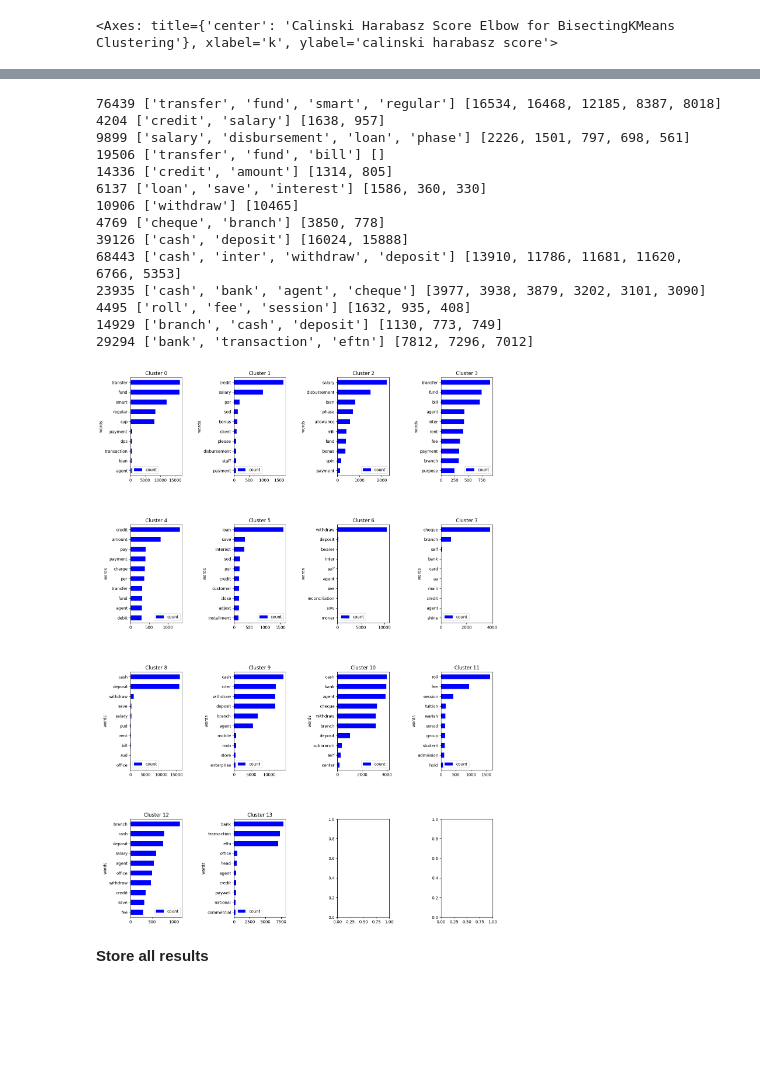
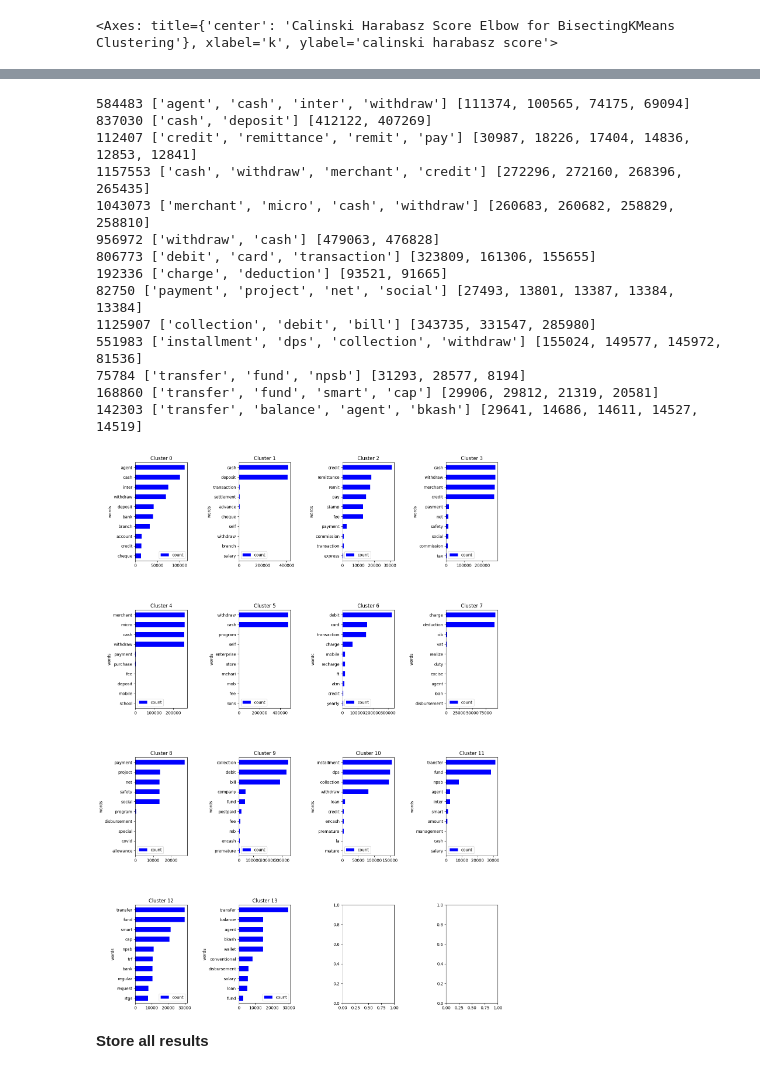
Before and after one commit to hishamcse/Business_Analytics_Transaction_Clustering, a Jupyter notebook: Training_Task.ipynb, the cells around one changed output, grey strips where cells are left out. Cells and saved outputs as stored; diff of their text form; code cells hidden in the pictures; blank space fills up the shorter version.

Commit message:
Clustering done on 25 lakhs data selected based on random sampling

```diff
--- a/Training_Task.ipynb
+++ b/Training_Task.ipynb
@@ -43,8 +44,9 @@ df.head()
 | 3 | 3 | 4066427 | 1500.0 | 01-NOV-22 | Credit Against Merchant Cash With... | Credit |
 | 4 | 4 | 1978564 | 2550.0 | 01-NOV-22 | Cash withdraw from Micro Merchant... | Debit |
 # %%
-df = df.drop_duplicates(subset='NARATION')
-narrations_init = df['NARATION'].fillna("")
+# df = df.drop_duplicates(subset='NARATION')
+df_t = df.sample(n=2500000, random_state=42)
+narrations_init = df_t['NARATION'].fillna("")
 print(narrations_init)
 original_narrations = narrations_init
 # %% [output]
@@ -486,7 +488,7 @@ def perClusterPlot(arr,ax,title,clusterNo):
   clean_tweets = pd.DataFrame(counts_no.most_common (10), columns=['words', 'count'])
   clean_tweets.sort_values(by='count').plot.barh(x='words',y='count',ax=ax,color='blue', title=title)
   s = sum(counts_no.values())
-  vals = [x[1] for x in counts_no.most_common (10) if (x[1] / s * 100.0) > 5.0]
+  vals = [x[1] for x in counts_no.most_common (10) if (x[1] / s * 100.0) > 10.0]
   if len(vals) == 0:
     keys = [x[0] for x in counts_no.most_common (3)]
   elif len(vals) > 4:
@@ -579,7 +581,7 @@ def perClusterPlot(arr,ax,title, clusterNo):
   clean_tweets = pd.DataFrame(counts_no.most_common (10), columns=['words', 'count'])
   clean_tweets.sort_values(by='count').plot.barh(x='words',y='count',ax=ax,color='blue', title=title)
   s = sum(counts_no.values())
-  vals = [x[1] for x in counts_no.most_common (10) if (x[1] / s * 100.0) > 5.0]
+  vals = [x[1] for x in counts_no.most_common (10) if (x[1] / s * 100.0) > 10.0]
   if len(vals) == 0:
     keys = [x[0] for x in counts_no.most_common (3)]
   elif len(vals) > 4:
@@ -664,49 +666,49 @@ import itertools
 import collections
 import matplotlib.pyplot as plt
 
 most_freq_words_bisect = [[] for _ in range(bisect_cluster_size)]
 
 def perClusterPlot(arr,ax,title,clusterNo):
   lemmatized_tokens = list(arr['tokens'])
   token_list = list(itertools.chain(*lemmatized_tokens))
   counts_no = collections.Counter(token_list)
   clean_tweets = pd.DataFrame(counts_no.most_common (10), columns=['words', 'count'])
   clean_tweets.sort_values(by='count').plot.barh(x='words',y='count',ax=ax,color='blue', title=title)
   s = sum(counts_no.values())
-  vals = [x[1] for x in counts_no.most_common (10) if (x[1] / s * 100.0) > 5.0]
+  vals = [x[1] for x in counts_no.most_common (10) if (x[1] / s * 100.0) > 10.0]
   if len(vals) == 0:
     keys = [x[0] for x in counts_no.most_common (3)]
   elif len(vals) > 4:
     keys = [x[0] for x in counts_no.most_common (4)]
   else:
     keys = [x[0] for x in counts_no.most_common (len(vals))]
   print(s, keys, vals)
   most_freq_words_bisect[clusterNo].append(keys)
 
 
 fig, ax = plt.subplots(nrows=int(bisect_cluster_size / 4 + 1), ncols=4, figsize=(16, 24))
 plt.subplots_adjust(wspace=1, hspace=0.5)
 axe = ax.ravel()
 for i in range(bisect_cluster_size):
    perClusterPlot(df_clusters_bisect[df_clusters_bisect["cluster"] == i], axe[i], "Cluster " + str(i), i)
 
 plt.show()
 # %% [output]
-76439 ['transfer', 'fund', 'smart', 'regular'] [16534, 16468, 12185, 8387, 8018]
-4204 ['credit', 'salary'] [1638, 957]
-9899 ['salary', 'disbursement', 'loan', 'phase'] [2226, 1501, 797, 698, 561]
-19506 ['transfer', 'fund', 'bill'] []
-14336 ['credit', 'amount'] [1314, 805]
-6137 ['loan', 'save', 'interest'] [1586, 360, 330]
-10906 ['withdraw'] [10465]
-4769 ['cheque', 'branch'] [3850, 778]
-39126 ['cash', 'deposit'] [16024, 15888]
-68443 ['cash', 'inter', 'withdraw', 'deposit'] [13910, 11786, 11681, 11620, 6766, 5353]
-23935 ['cash', 'bank', 'agent', 'cheque'] [3977, 3938, 3879, 3202, 3101, 3090]
-4495 ['roll', 'fee', 'session'] [1632, 935, 408]
-14929 ['branch', 'cash', 'deposit'] [1130, 773, 749]
-29294 ['bank', 'transaction', 'eftn'] [7812, 7296, 7012]
+584483 ['agent', 'cash', 'inter', 'withdraw'] [111374, 100565, 74175, 69094]
+837030 ['cash', 'deposit'] [412122, 407269]
+112407 ['credit', 'remittance', 'remit', 'pay'] [30987, 18226, 17404, 14836, 12853, 12841]
+1157553 ['cash', 'withdraw', 'merchant', 'credit'] [272296, 272160, 268396, 265435]
+1043073 ['merchant', 'micro', 'cash', 'withdraw'] [260683, 260682, 258829, 258810]
+956972 ['withdraw', 'cash'] [479063, 476828]
+806773 ['debit', 'card', 'transaction'] [323809, 161306, 155655]
+192336 ['charge', 'deduction'] [93521, 91665]
+82750 ['payment', 'project', 'net', 'social'] [27493, 13801, 13387, 13384, 13384]
+1125907 ['collection', 'debit', 'bill'] [343735, 331547, 285980]
+551983 ['installment', 'dps', 'collection', 'withdraw'] [155024, 149577, 145972, 81536]
+75784 ['transfer', 'fund', 'npsb'] [31293, 28577, 8194]
+168860 ['transfer', 'fund', 'smart', 'cap'] [29906, 29812, 21319, 20581]
+142303 ['transfer', 'balance', 'agent', 'bkash'] [29641, 14686, 14611, 14527, 14519]
-[figure, old version]
+[figure, new version]
 # %% [markdown]
 **Store all results**
 # %%
```
Also changed, not shown: parts of 29 cells of this notebook, 9 other files.
